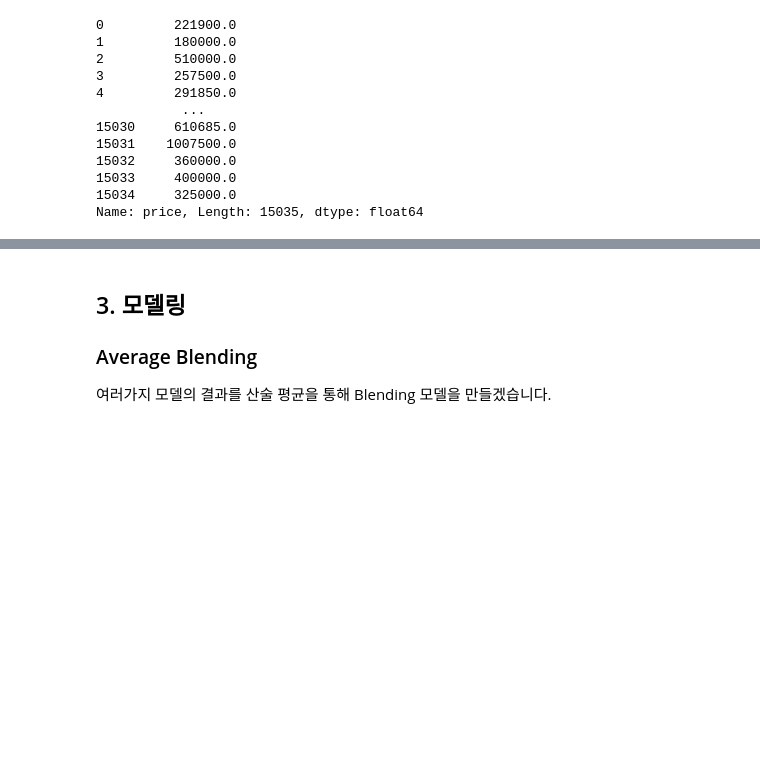
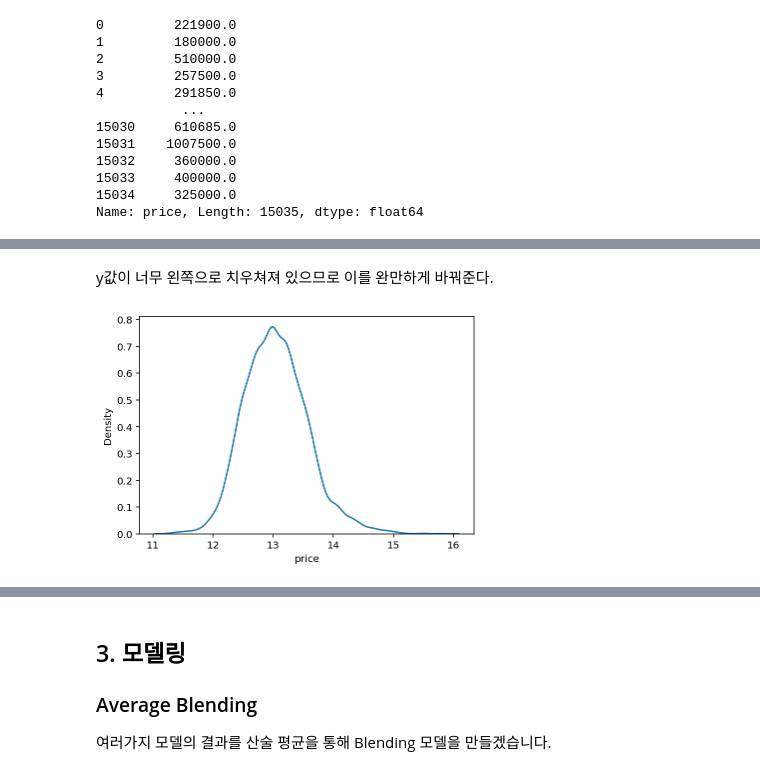
Before and after one commit to kkalkkkal/AIFFEL, a Jupyter notebook: 5. 나의 첫 번째 캐글 경진대회, 무작정 따라해보기/This is your palyground! Leaderboard를 정복해주세요!.ipynb, the cells around one changed output, grey strips where cells are left out. Cells and saved outputs as stored; diff of their text form; code cells hidden in the pictures; blank space fills up the shorter version.

```diff
--- a/5. 나의 첫 번째 캐글 경진대회, 무작정 따라해보기/This is your palyground! Leaderboard를 정복해주세요!.ipynb
+++ b/5. 나의 첫 번째 캐글 경진대회, 무작정 따라해보기/This is your palyground! Leaderboard를 정복해주세요!.ipynb
@@ -424,0 +359,8 @@ x = data.iloc[:train_len, :]
+# %% [markdown]
+y값이 너무 왼쪽으로 치우쳐져 있으므로 이를 완만하게 바꿔준다.
+# %%
+y = np.log1p(y)
+sns.kdeplot(y)
+plt.show()
+# %% [output]
+[figure, added]
```
Also changed, not shown: parts of 53 cells of this notebook, 4 other files.
